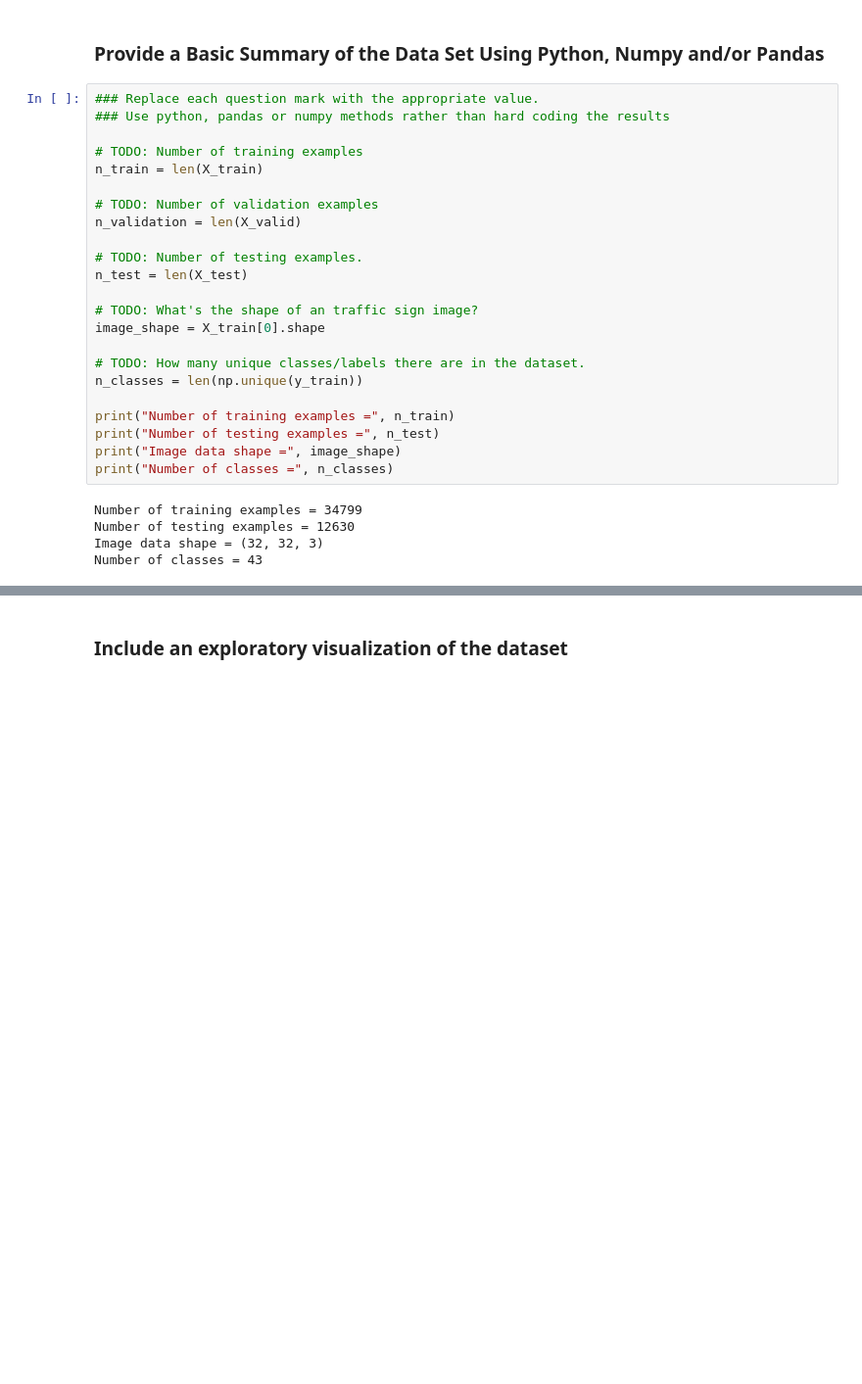
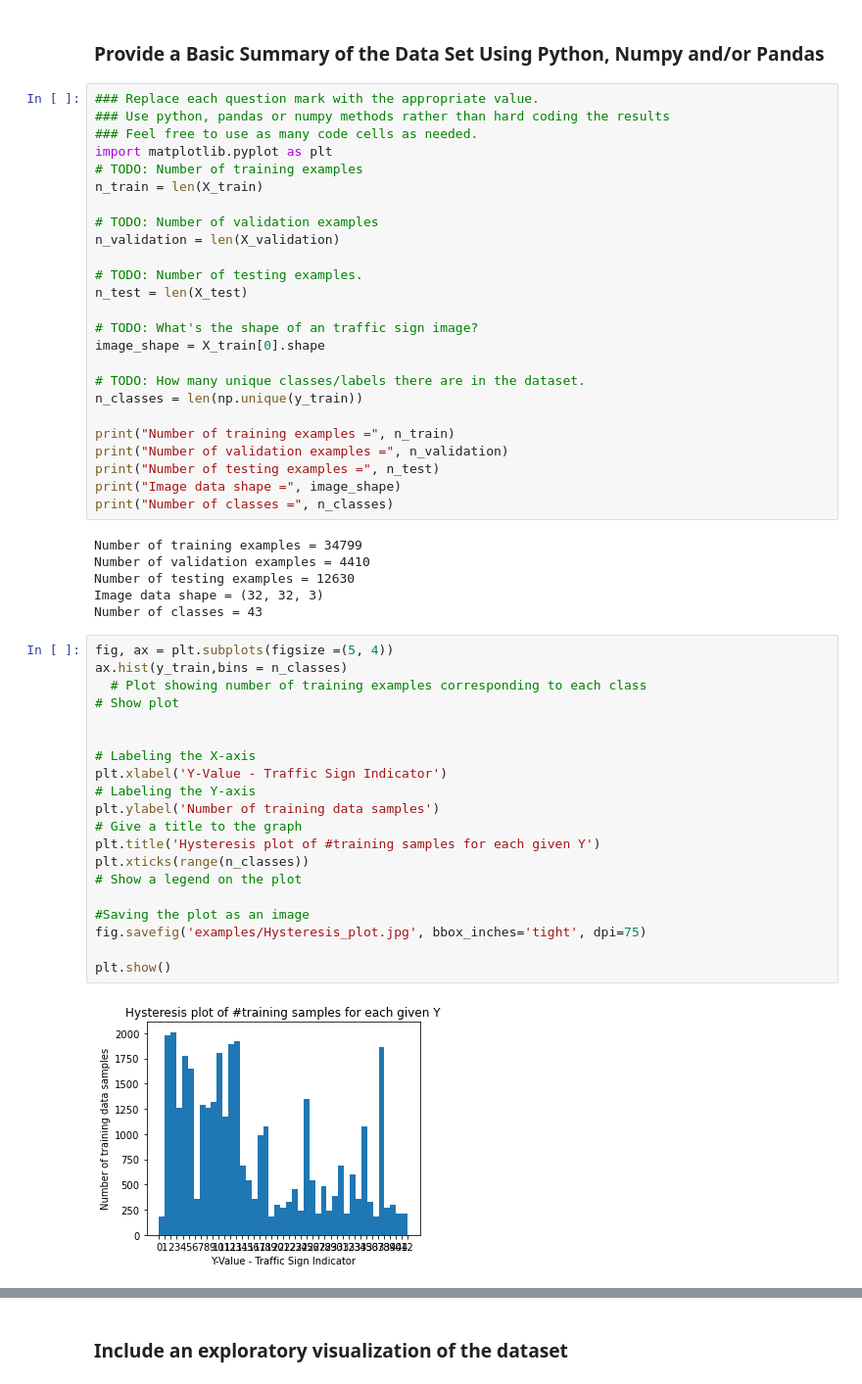
Before and after one commit to rrsaikarthik3/Project_3_Classifying_Traffic_signs, a Jupyter notebook: Traffic_Sign_Classifier.ipynb, the cells around one changed output, grey strips where cells are left out. Shown at 98% size. Cells and saved outputs as stored; diff of their text form; blank space fills up the shorter version.

```diff
--- a/Traffic_Sign_Classifier.ipynb
+++ b/Traffic_Sign_Classifier.ipynb
@@ -60,12 +60,13 @@ Complete the basic data summary below. Use python, numpy and/or pandas methods t
 # %%
 ### Replace each question mark with the appropriate value.
 ### Use python, pandas or numpy methods rather than hard coding the results
-
+### Feel free to use as many code cells as needed.
+import matplotlib.pyplot as plt
 # TODO: Number of training examples
 n_train = len(X_train)
 
 # TODO: Number of validation examples
-n_validation = len(X_valid)
+n_validation = len(X_validation)
 
 # TODO: Number of testing examples.
 n_test = len(X_test)
@@ -77,11 +78,35 @@ image_shape = X_train[0].shape
 n_classes = len(np.unique(y_train))
 
 print("Number of training examples =", n_train)
+print("Number of validation examples =", n_validation)
 print("Number of testing examples =", n_test)
 print("Image data shape =", image_shape)
 print("Number of classes =", n_classes)
 # %% [output]
 Number of training examples = 34799
+Number of validation examples = 4410
 Number of testing examples = 12630
 Image data shape = (32, 32, 3)
 Number of classes = 43
+# %%
+fig, ax = plt.subplots(figsize =(5, 4))
+ax.hist(y_train,bins = n_classes)
+  # Plot showing number of training examples corresponding to each class
+# Show plot
+
+
+# Labeling the X-axis
+plt.xlabel('Y-Value - Traffic Sign Indicator')
+# Labeling the Y-axis
+plt.ylabel('Number of training data samples')
+# Give a title to the graph
+plt.title('Hysteresis plot of #training samples for each given Y')
+plt.xticks(range(n_classes))
+# Show a legend on the plot
+
+#Saving the plot as an image
+fig.savefig('examples/Hysteresis_plot.jpg', bbox_inches='tight', dpi=75)
+
+plt.show()
+# %% [output]
+[figure, added]
```
Also changed, not shown: parts of 31 cells of this notebook.
